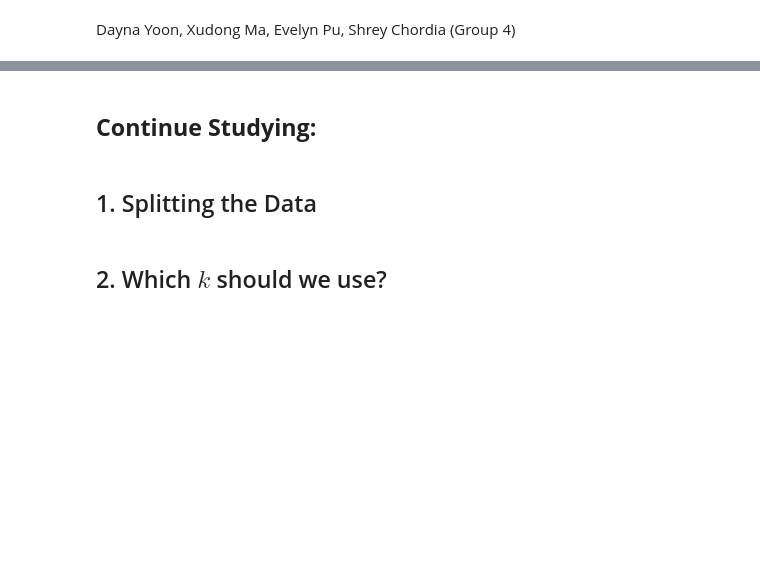
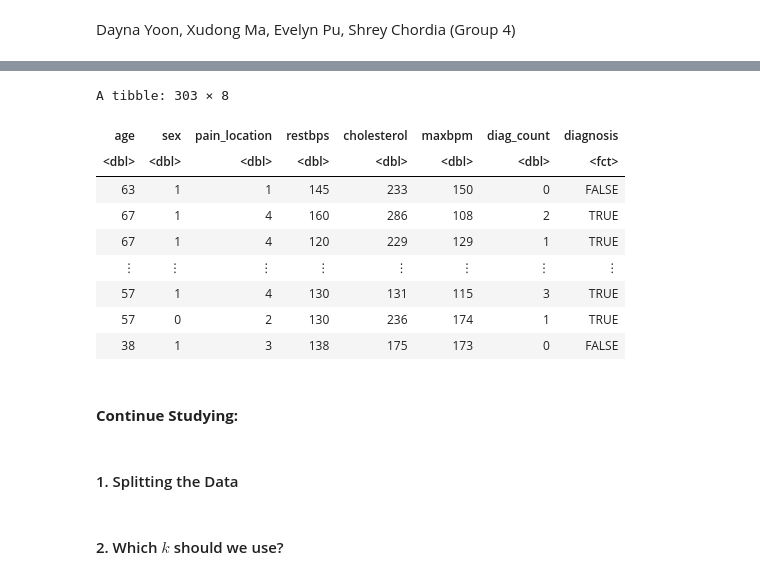
Before and after one commit to dawon020411/dsci-project-004, a Jupyter notebook: group_report.ipynb, the cells around one changed output, grey strips where cells are left out. Saved outputs shown, nothing was run; the diff lists cells and outputs as text; code cells hidden in the pictures; blank space fills up the shorter version.

```diff
--- a/group_report.ipynb
+++ b/group_report.ipynb
@@ -5,5 +202,22 @@ Dayna Yoon, Xudong Ma, Evelyn Pu, Shrey Chordia (Group 4)
+# %%
+heart_data[heart_data =="?"]<-NA
+new_heart_data<-heart_data|>
+mutate(diagnosis=ifelse(is.na(diag_count),NA,(diag_count > 0))) |>
+mutate(diagnosis = as_factor(diagnosis))
+new_heart_data
+# %% [output]
+A tibble: 303 × 8
+| age | sex | pain_location | restbps | cholesterol | maxbpm | diag_count | diagnosis |
+| <dbl> | <dbl> | <dbl> | <dbl> | <dbl> | <dbl> | <dbl> | <fct> |
+| 63 | 1 | 1 | 145 | 233 | 150 | 0 | FALSE |
+| 67 | 1 | 4 | 160 | 286 | 108 | 2 | TRUE |
+| 67 | 1 | 4 | 120 | 229 | 129 | 1 | TRUE |
+| ⋮ | ⋮ | ⋮ | ⋮ | ⋮ | ⋮ | ⋮ | ⋮ |
+| 57 | 1 | 4 | 130 | 131 | 115 | 3 | TRUE |
+| 57 | 0 | 2 | 130 | 236 | 174 | 1 | TRUE |
+| 38 | 1 | 3 | 138 | 175 | 173 | 0 | FALSE |
 # %% [markdown]
-## **Continue Studying:** ##
+#### **Continue Studying:**
 # %% [markdown]
-## 1. Splitting the Data
+#### 1. Splitting the Data
 # %%
@@ -11,4 +225,4 @@ heart_data_split <- initial_split(new_heart_data, prop = 0.75, strata = diagnosi
 heart_data_training <- training(heart_data_split)
 heart_data_testing <- testing(heart_data_split)
 # %% [markdown]
-## 2. Which $k$ should we use?
+#### 2. Which $k$ should we use?
```
Also changed, not shown: parts of 30 cells of this notebook.
